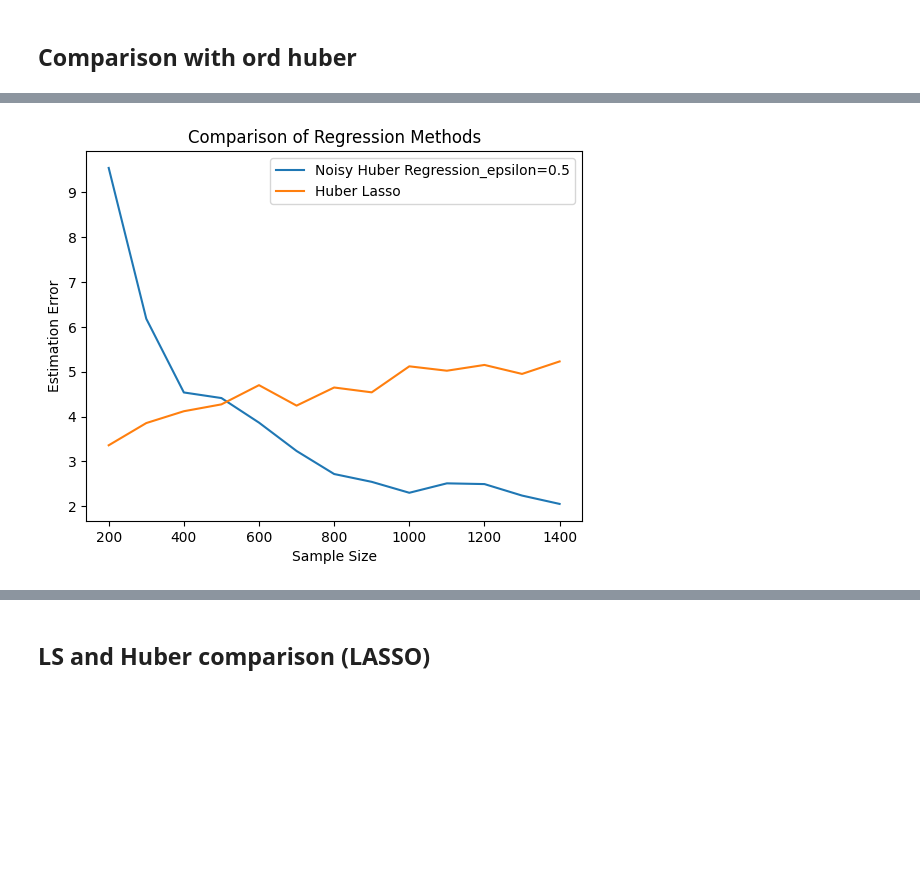
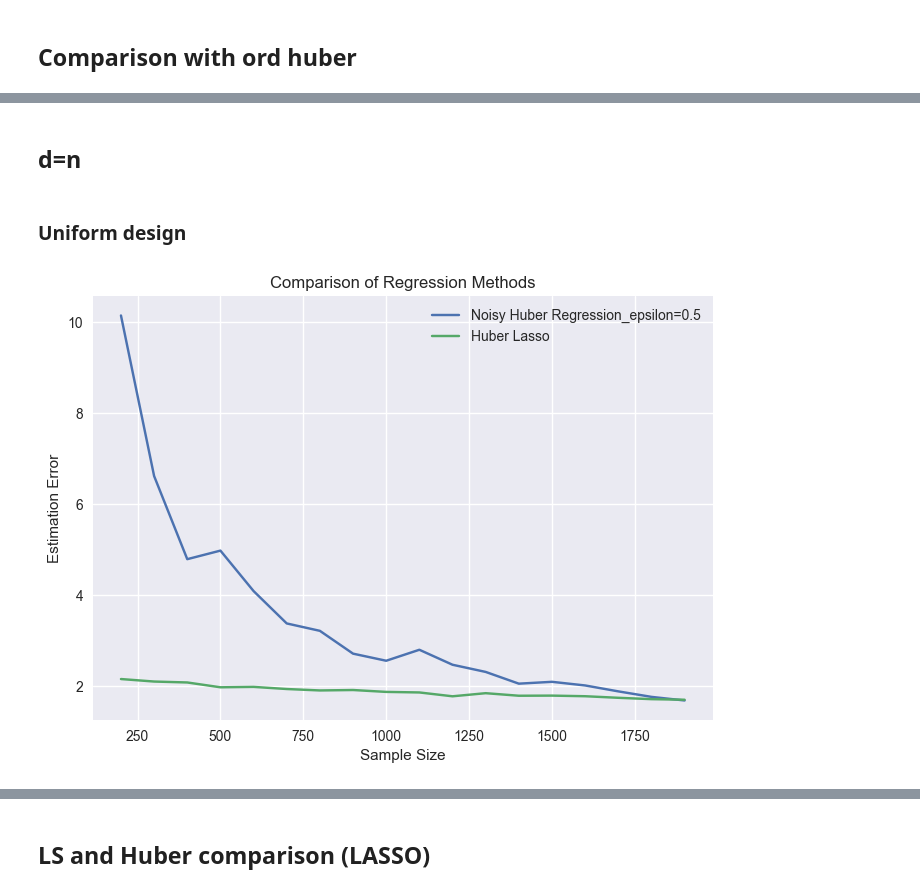
Before and after one commit to hsmoonjohn/DPHuber, a Jupyter notebook: DP_Huber_sim.ipynb, the cells around one changed output, grey strips where cells are left out. Drawn from its saved outputs; the diff is of its cells as text; code cells hidden in the pictures; blank space fills up the shorter version.

```diff
--- a/DP_Huber_sim.ipynb
+++ b/DP_Huber_sim.ipynb
@@ -122,5 +179,0 @@ reg = huberReg(X,Y)
-# %%
-eta = 1
-delta = 0.001
-T=int(np.log(1000))
-epsilon = 0.5
@@ -126,0 +224,12 @@ epsilon = 0.5
+# %%
+plt.style.use('seaborn-v0_8')
+plt.plot(sample_sizes, np.log(mean_errors_noisy), label='Noisy Huber Regression_epsilon=0.5')
+plt.plot(sample_sizes, np.log(mean_errors_noisy2), label='Noisy Huber Regression_epsilon=0.3')
+plt.plot(sample_sizes, np.log(mean_errors_ordinary), label='Ordinary Huber Regression')
+#plt.plot(sample_sizes, mean_errors_between, label='error between estimator')
+plt.xlabel('Sample Size')
+plt.ylabel('Log Estimation Error')
+plt.title('Comparison of Regression Methods')
+plt.legend()
+plt.savefig('lowdim_t2_comparison_unif1.png', dpi=300)
+plt.show()
@@ -312,0 +766,12 @@ plt.show()
+# %%
+plt.style.use('seaborn-v0_8')
+plt.plot(sample_sizes, mean_errors_noisy, label='Noisy Huber Regression_epsilon=0.5')
+plt.plot(sample_sizes, mean_errors_ord, label='Huber Lasso')
+#plt.plot(sample_sizes, np.log(mean_errors_ordinary), label='Ordinary Huber Regression')
+#plt.plot(sample_sizes, mean_errors_between, label='error between estimator')
+plt.xlabel('Sample Size')
+plt.ylabel('Estimation Error')
+plt.title('Comparison of Regression Methods, d=1000')
+plt.legend()
+#plt.savefig('my_plot_high_t2.png', dpi=300)
+plt.show()
@@ -313,3 +780,7 @@ plt.show()
+# %% [markdown]
+## d=n
+# %% [markdown]
+### Uniform design
 # %%
 # Parameters
 #d = 5
@@ -319,7 +790,7 @@ delta = 0.001
 epsilon = 0.5
 epsilon2 = 0.3
 repetitions = 100
-sample_sizes = np.array(range(200, 1500, 100))  # Adjust sample sizes as needed
+sample_sizes = np.array(range(200, 2000, 100))  # Adjust sample sizes as needed
 
 # Running the experiment and plotting
 mean_errors_noisy = []
@@ -330,39 +801,43 @@ for n in sample_sizes:
     errors_ord = []
     T=int(np.log(n))
     for m in range(repetitions):
-        X = np.random.uniform(-1/np.sqrt(n), 1/np.sqrt(n), (n, n))
+        #X = np.random.uniform(-1/np.sqrt(n), 1/np.sqrt(n), (n, n))
+        X = np.random.uniform(-1, 1, (n, n))
+        #X = rgt.normal(0, 1, size=(n, n))
         truebeta = np.zeros(n)
         truebeta[:20] = np.random.randn(20)
         truebeta /= np.linalg.norm(truebeta)
         #Y = X.dot(truebeta) + np.random.normal(0, 1, n)
         Y = X.dot(truebeta) + rgt.standard_t(2, n)
         beta0 = np.zeros(n)
 
         # Noisy Huber Regression1
         noisy_huber_regression = huberReg(X, Y,intercept=False)
         noisy_huber_result = noisy_huber_regression.noisy_huber_reg_highdim(beta0=beta0, epsilon=epsilon, T=T, delta=10/(n**1.1), eta=eta, s=20,
                                                                            standardize=False)
         errors_noisy.append(l2_distance(noisy_huber_result[0][:], truebeta))
 
         # Noisy Huber Regression2
-        ord_huber = huberReg(X, Y, intercept=False)
-        ord_result = ord_huber.l1huber()
-        errors_ord.append(l2_distance(ord_result['beta'][:], truebeta))
+        #ord_huber = huberReg(X, Y, intercept=False)
+        #ord_result = ord_huber.l1huber()
+        model1 = high_dim(X,Y)
+        model1 = model1.l1(robust=True)
+        errors_ord.append(l2_distance(model1['beta'][1:], truebeta))
 
     mean_errors_noisy.append(np.mean(errors_noisy))
     mean_errors_ord.append(np.mean(errors_ord))
 
 
 
 plt.plot(sample_sizes, mean_errors_noisy, label='Noisy Huber Regression_epsilon=0.5')
 plt.plot(sample_sizes, mean_errors_ord, label='Huber Lasso')
 #plt.plot(sample_sizes, np.log(mean_errors_ordinary), label='Ordinary Huber Regression')
 #plt.plot(sample_sizes, mean_errors_between, label='error between estimator')
 plt.xlabel('Sample Size')
 plt.ylabel('Estimation Error')
 plt.title('Comparison of Regression Methods')
 plt.legend()
-#plt.savefig('my_plot_high_t2.png', dpi=300)
+plt.savefig('highdim_huberlassocomparison_dn_t2.png', dpi=300)
 plt.show()
 # %% [output]
-[figure, old version]
+[figure, new version]
```
Also changed, not shown: parts of 41 cells of this notebook, 1 other file.
